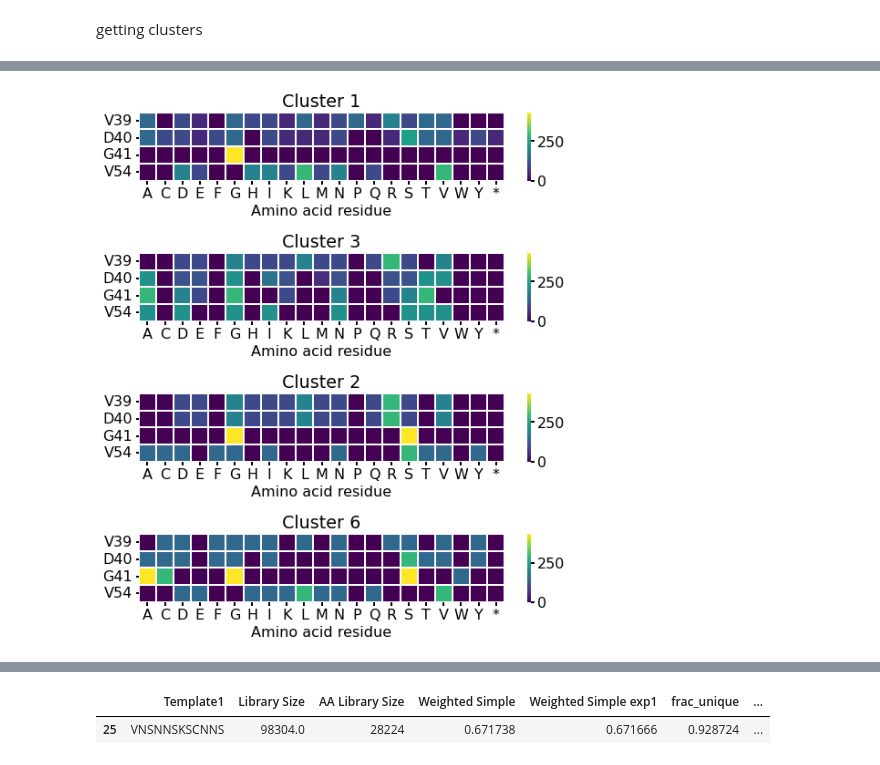
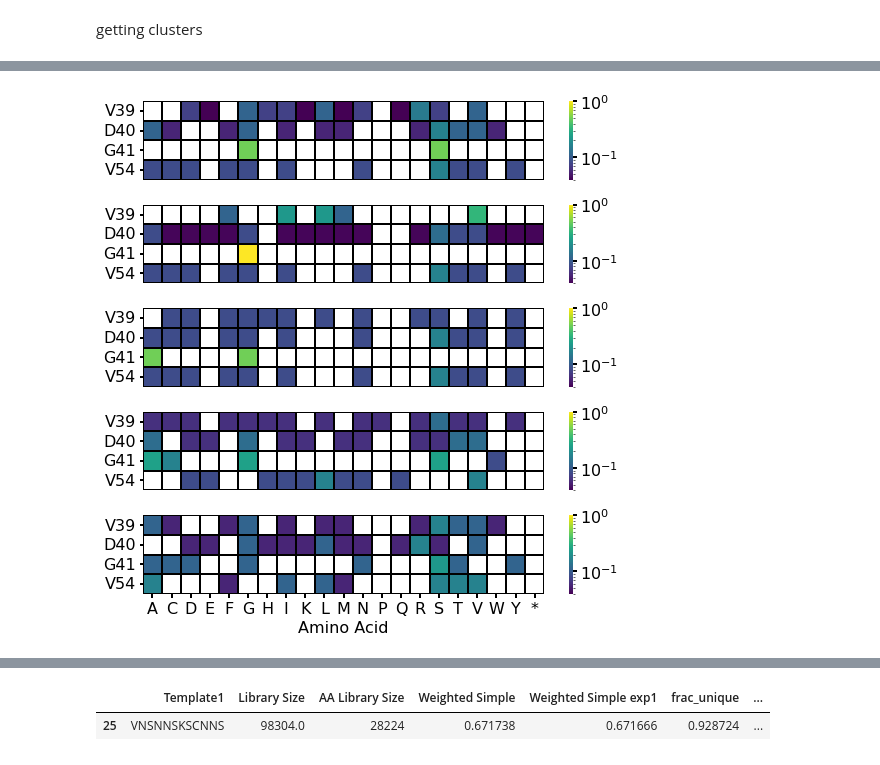
Before and after one commit to jsunn-y/DeCOIL, a Jupyter notebook: results.ipynb, the cells around one changed output, grey strips where cells are left out. Saved outputs shown, nothing was run; the diff lists cells and outputs as text; code cells hidden in the pictures.

```diff
--- a/results.ipynb
+++ b/results.ipynb
@@ -63,6 +73,7 @@ for i, encoding in enumerate(template_list):
 
 final_encodings2 = np.copy(final_encodings)
 AA_library_sizes, unique_indices, final_AA_encodings, unique_encodings, unique_AA_encodings = get_AA_encodings(final_encodings)
+unique_AA_encodings = final_AA_encodings
 unique_encodings = final_encodings2
 unique_indices = np.arange(31)
 # %% [output]
@@ -73,20 +84,23 @@ df['Template1'] = [encoding2seq(encoding) for encoding in unique_encodings]
 df['Library Size'] = [get_library_size(encoding) for encoding in unique_encodings]
 df['AA Library Size'] = np.array(AA_library_sizes)[unique_indices]
 # %%
-with open('/home/jyang4/repos/StARDUST/dclo/saved/' + name + '/' + name + '.json', 'r') as f:
+# with open('/home/jyang4/repos/DeCOIL/optimization/saved/' + name + '/' + name + '.json', 'r') as f:
+#     config = json.load(f)
+
+with open('/home/jyang4/repos/DeCOIL/optimization/configs/defaults/DEFAULT.json', 'r') as f:
     config = json.load(f)
 
 oracle = Oracle(config['data_config'], config['opt_config'], verbose = True)
 
-fitness_df = pd.read_csv('/home/jyang4/repos/StARDUST/data/GB1/fitness.csv')
+fitness_df = pd.read_csv('/home/jyang4/repos/DeCOIL/data/GB1_fitness.csv')
 fitness_df['fit'] = fitness_df['fit']/np.max(fitness_df['fit'])
 dictionary = dict(zip(fitness_df['Combo'], fitness_df['fit']))
 
-triad_df = pd.read_csv('/home/jyang4/repos/StARDUST/data/GB1/GB1_all_triad.csv')
+triad_df = pd.read_csv('/home/jyang4/repos/DeCOIL/data/GB1_all_triad.csv')
 triad_df['ranked_zs'] = triad_df['Triad Score'].rank(ascending=False)/len(triad_df)
 triad_dictionary = dict(zip(triad_df['Combo'], triad_df['ranked_zs']))
 
-# triad_df = pd.read_csv('/home/jyang4/repos/StARDUST/data/tm9d8s/tm9d8s_all_evmutation.csv')
+# triad_df = pd.read_csv('/home/jyang4/repos/DeCOIL/data/TrpB_all_evmutation.csv')
 # triad_df['ranked_zs'] = triad_df['EVMutation Rank'].rank(ascending=False)/len(triad_df)
 # triad_dictionary = dict(zip(triad_df['Combo'], triad_df['ranked_zs']))
 
@@ -95,13 +109,13 @@ final_encodings = unique_encodings
 n_solutions = len(final_encodings)
 results_maxes = np.zeros((n_solutions, 100))
 results_means = np.zeros((n_solutions, 100))
-top05 = np.zeros((n_solutions, 100))
+top25 = np.zeros((n_solutions, 100))
 weighted_simple_exp1 = np.zeros((n_solutions, 100))
 
 weighted_simple = []
 unweighted = []
 
-top25 = []
+top05 = []
 unique = []
 
 for i in range(n_solutions):
@@ -135,7 +149,7 @@ for i in range(n_solutions):
     weighted_simple.append(means[0,0])
 
     unweighted.append(means[0,1])
-    top25.append(means[0,3])
+    top05.append(means[0,3])
     unique.append(means[0,4])
 
     all_fitnesses = np.vectorize(dictionary.get)(seqs)
@@ -153,7 +167,7 @@ for i in range(n_solutions):
 
     for j, row in enumerate(all_triads):
         row = np.unique(row)
-        top05[i, j] = np.nansum(row > 0.95)
+        top25[i, j] = np.nansum(row > 0.75)
         weighted_simple_exp1[i, j] = np.nansum(row)
 # %% [markdown]
 For calculating the true distribution
@@ -367,11 +543,11 @@ df['tSNE2'] = transformed[:,1]
 getting clusters
 # %%
 #df[:10].describe()
-optimized_embeddings = df[df['descriptor'].isin(['simple_stochastic_exp010', 'simple_stochastic', 'simple_stochastic_exp25'])][['tSNE1','tSNE2']].values
+optimized_embeddings = df[df['descriptor'].isin(['simple_exp010_GB1', 'simple_exp1_GB1', 'simple_exp25_GB1'])][['tSNE1','tSNE2']].values
 
-model = KMeans(10)
+model = KMeans(8)
 clusters = model.fit_predict(optimized_embeddings)
 clusters = np.array(clusters, dtype=str)
 
 df['cluster'] = np.nan
-df.loc[df['descriptor'].isin(['simple_stochastic_exp010', 'simple_stochastic', 'simple_stochastic_exp25']),['cluster']] = clusters
+df.loc[df['descriptor'].isin(['simple_exp010_GB1', 'simple_exp1_GB1', 'simple_exp25_GB1']),['cluster']] = clusters
@@ -400,7 +554,7 @@ df
 # %%
 #get one example from each cluster
-indices = [1, 3, 2, 6]
-first_df = df.groupby("cluster").first()
+indices = [0, 2, 3, 5, 4]
+first_df = df.groupby("cluster").nth(10)
 templates = first_df['Template1'].values[indices]
 final_encodings = np.zeros((len(templates), 48, 1))
 
@@ -429,17 +582,21 @@ first_df
 # %%
 labels = ['V39', 'D40', 'G41', 'V54']
 #labels = ['Y182', 'V183', 'F184', 'S186']
-plt.figure(figsize = (8, 2.2*len(templates)))
+plt.figure(figsize = (8, 1.6*len(templates)))
 
 for i in range(len(templates)):
 
     data = final_AA_encodings[i,:,0].reshape((4,21))
     plt.subplot(len(templates),1,i+1)
-    plt.title('Cluster ' + str(indices[i]))
-    sns.heatmap(data, vmin = 0, vmax = 1728/4, yticklabels=labels, xticklabels=ALL_AAS, linewidths=2, cmap = 'viridis')
-    plt.xlabel('Amino acid residue')
+    #plt.title('Cluster ' + str(indices[i]))
+
+    if i+1 == len(templates):
+        sns.heatmap(data/1728, yticklabels=labels, xticklabels=ALL_AAS, linewidths=2, linecolor='k',cmap = 'viridis',  norm=LogNorm(vmin = 0.04, vmax = 1))
+        plt.xlabel('Amino Acid')
+    else:
+        sns.heatmap(data/1728, yticklabels=labels, xticklabels=False, linewidths=2, linecolor='k',cmap = 'viridis',  norm=LogNorm(vmin = 0.04, vmax = 1))
 
 plt.tight_layout()
-#plt.savefig('AAs0.jpg', dpi=500)
+plt.savefig('AAs.svg')
 # %% [output]
-[figure, old version]
+[figure, new version]
```
Also changed, not shown: parts of 57 cells of this notebook, 59 other files.
